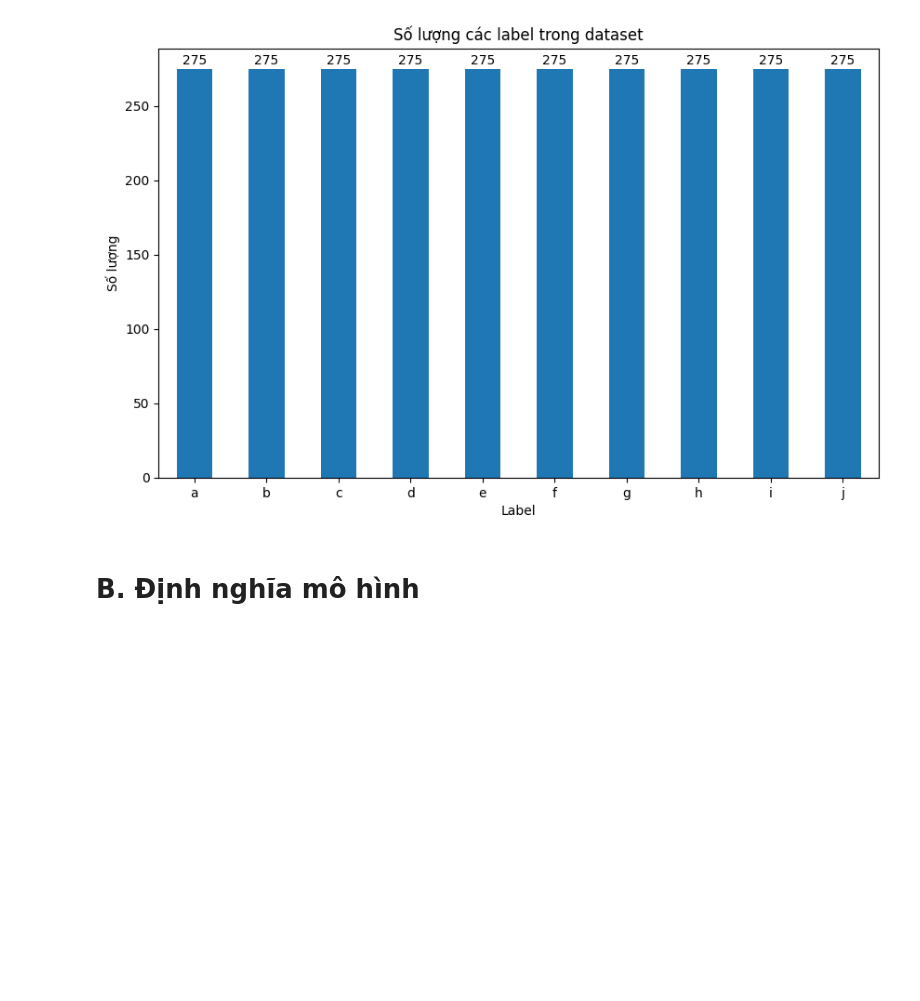
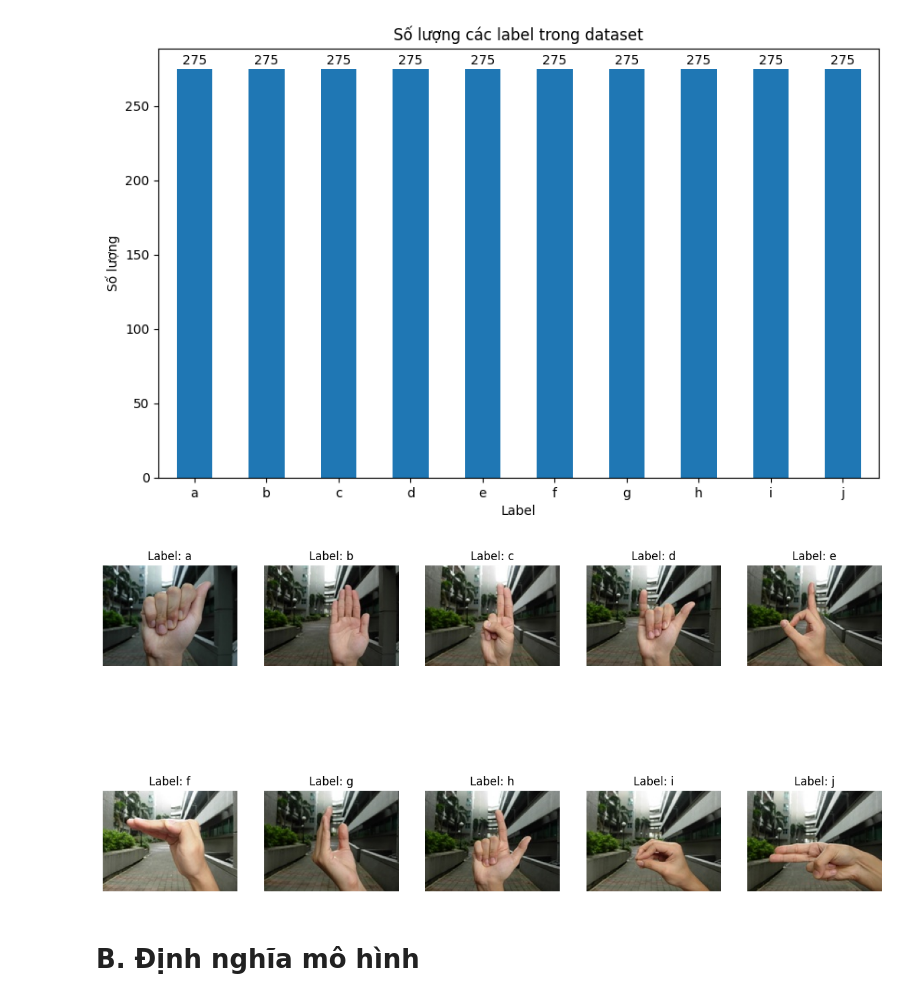
Before and after one commit to kwspringkle/HandGestureRecognition, a Jupyter notebook: all.ipynb, the cells around one changed output. Saved outputs shown, nothing was run; the diff lists cells and outputs as text; code cells hidden in the pictures; blank space fills up the shorter version.

```diff
--- a/all.ipynb
+++ b/all.ipynb
@@ -114,22 +114,24 @@ plt.show()
 # %%
 import matplotlib.pyplot as plt
 import matplotlib.image as mpimg
 
-plt.figure(figsize=(20, 8))
+plt.figure(figsize=(15, 8))
 
 # Duyệt qua từng nhãn
 unique_labels = df['label'].unique()
 
 for i, label in enumerate(unique_labels):
     # Lấy đường dẫn ảnh đầu tiên có nhãn đó
     sample_img_path = df[df['label'] == label].iloc[1]['file_path']
 
     # Đọc ảnh
     img = mpimg.imread(sample_img_path)
 
     # Hiển thị ảnh
     plt.subplot(2, 5, i + 1)
     plt.imshow(img)
     plt.title(f"Label: {label}")
     plt.axis('off')
 plt.show()
+# %% [output]
+[figure, added]
```
Also changed, not shown: parts of 2 cells of this notebook.
